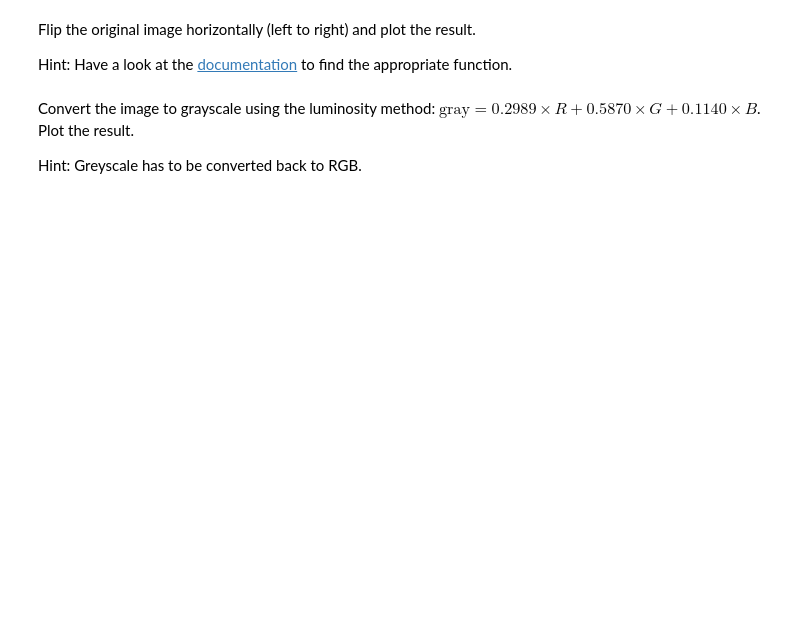
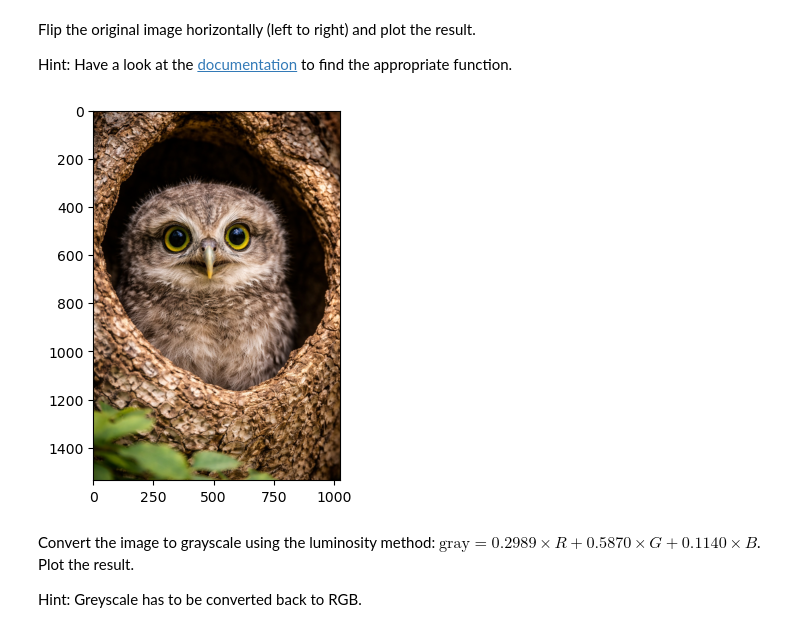
Before and after one commit to aoiram/2526-unibe-advanced-python, a Jupyter notebook: assignments/Assignment03.ipynb, the cells around one changed output. Drawn from its saved outputs; the diff is of its cells as text; code cells hidden in the pictures; blank space fills up the shorter version.

```diff
--- a/assignments/Assignment03.ipynb
+++ b/assignments/Assignment03.ipynb
@@ -124,7 +166,10 @@ Flip the original image horizontally (left to right) and plot the result.
 
 Hint: Have a look at the [documentation](https://numpy.org/doc/stable/reference/routines.array-manipulation.html) to find the appropriate function.
 # %%
-# TODO
+flipped = image_data[:, ::-1]
+plot_image(flipped)
+# %% [output]
+[figure, added]
 # %% [markdown]
 Convert the image to grayscale using the luminosity method: $\text{gray} = 0.2989 \times R + 0.5870 \times G + 0.1140 \times B$. Plot the result.
 
```
Also changed, not shown: parts of 17 cells of this notebook.
